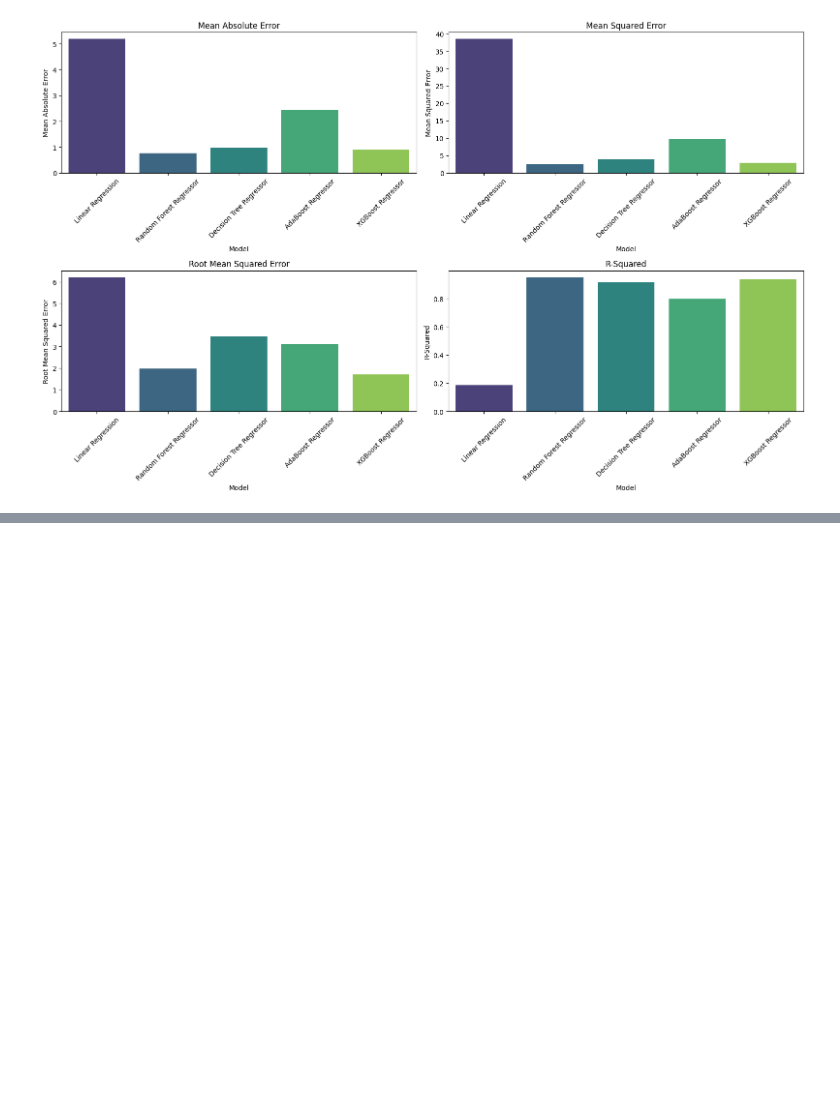
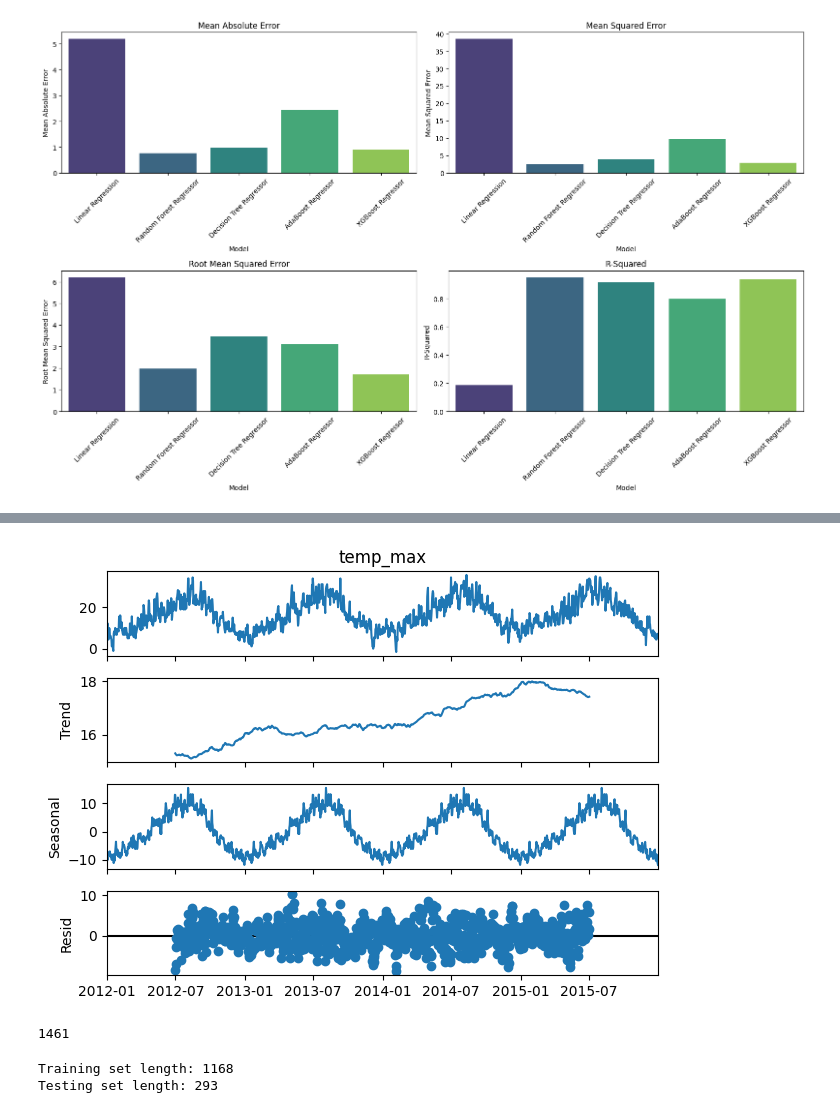
Before and after one commit to RoshiniGunasekaran/ML_Project, a Jupyter notebook: project/models/mlproject.ipynb, the cells around one changed output, grey strips where cells are left out. Cells and saved outputs as stored; diff of their text form; code cells hidden in the pictures; blank space fills up the shorter version.

```diff
--- a/project/models/mlproject.ipynb
+++ b/project/models/mlproject.ipynb
@@ -1850,0 +1905,22 @@ R-squared (R2) Score: 0.8561149468843583
+# %%
+
+results = seasonal_decompose(dt['temp_max'], model='additive', period=365)
+results.plot()
+plt.show()
+# %% [output]
+[figure, added]
+# %%
+total_length=len(dt)
+print(total_length)
+# %% [output]
+1461
+# %%
+train_ratio = 0.8
+train_size = int(total_length * train_ratio)
+train = dt.iloc[:train_size]
+test = dt.iloc[train_size:]
+print(f"Training set length: {len(train)}")
+print(f"Testing set length: {len(test)}")
+# %% [output]
+Training set length: 1168
+Testing set length: 293
```
Also changed, not shown: parts of 57 cells of this notebook, 11 other files.
